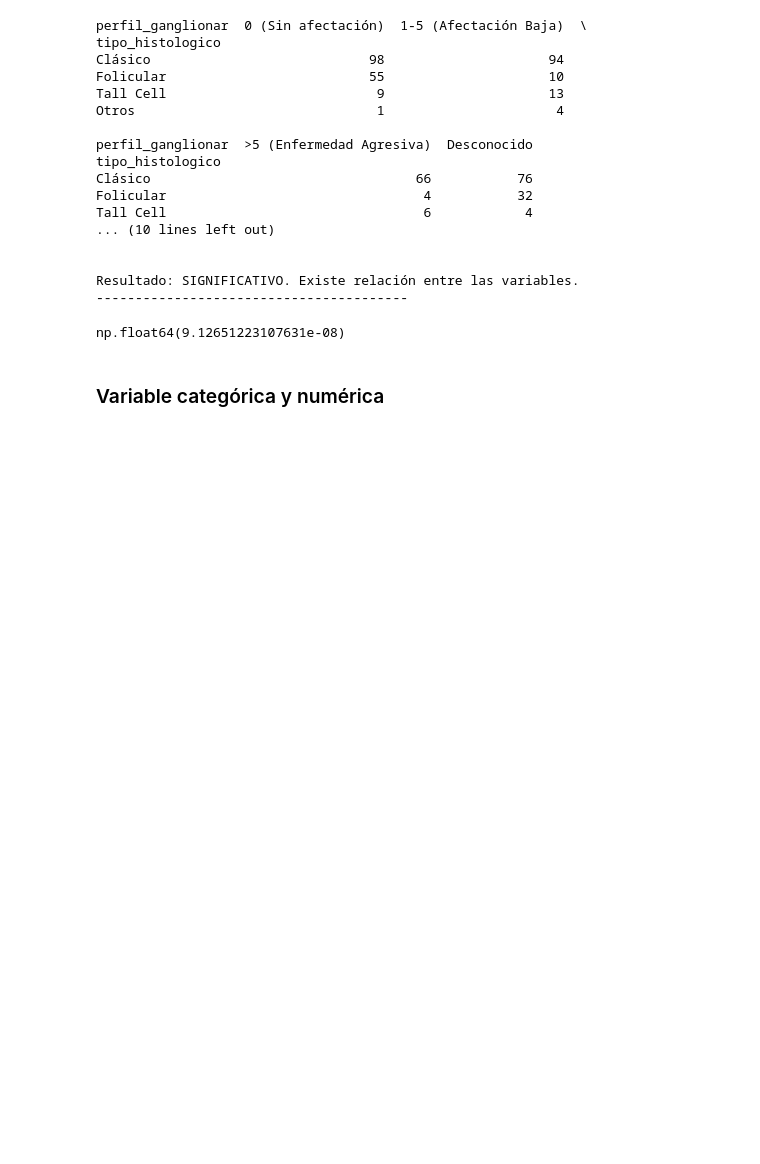
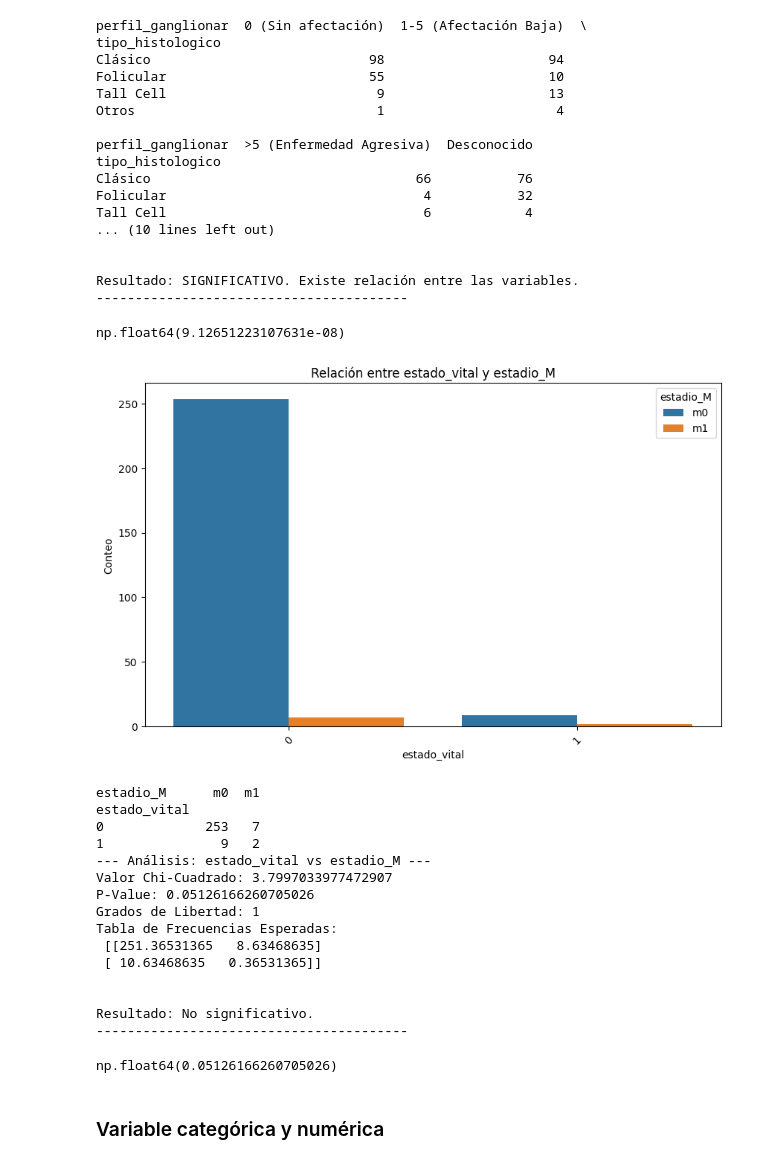
Before and after one commit to lolabarrios/Proyect_Break_EDA, a Jupyter notebook: codigo_EDA.ipynb, the cells around one changed output. Drawn from its saved outputs; the diff is of its cells as text; code cells hidden in the pictures; blank space fills up the shorter version.

```diff
--- a/codigo_EDA.ipynb
+++ b/codigo_EDA.ipynb
@@ -1138,6 +1201,28 @@ Tall Cell                                 6            4
 Resultado: SIGNIFICATIVO. Existe relación entre las variables.
 ----------------------------------------
 np.float64(9.12651223107631e-08)
+# %%
+# Perfil ganglionar vs tipo histologico
+plot_categorical_relationship_fin(df_clinical, 'estado_vital', 'estadio_M', relative_freq=False)
+calcular_test_categorico(df_clinical, 'estado_vital', 'estadio_M')
+# %% [output]
+[figure, added]
+estadio_M      m0  m1
+estado_vital
+0             253   7
+1               9   2
+--- Análisis: estado_vital vs estadio_M ---
+Valor Chi-Cuadrado: 3.7997033977472907
+P-Value: 0.05126166260705026
+Grados de Libertad: 1
+Tabla de Frecuencias Esperadas:
+ [[251.36531365   8.63468635]
+ [ 10.63468635   0.36531365]]
+
+
+Resultado: No significativo.
+----------------------------------------
+np.float64(0.05126166260705026)
 # %% [markdown]
 ### Variable categórica y numérica
 # %% [markdown]
```
Also changed, not shown: parts of 11 cells of this notebook.
